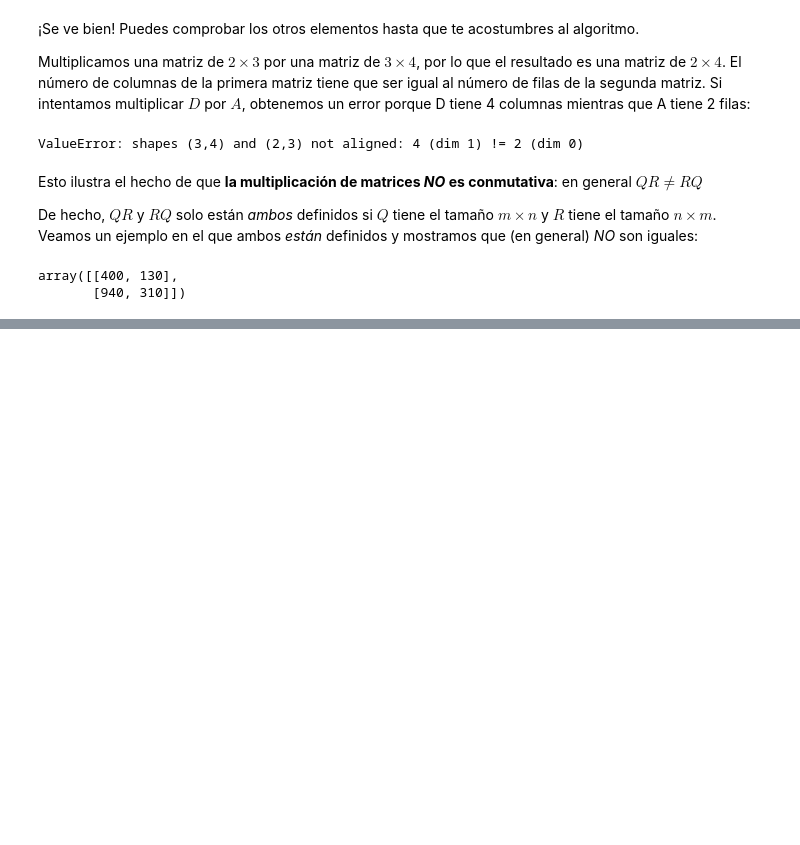
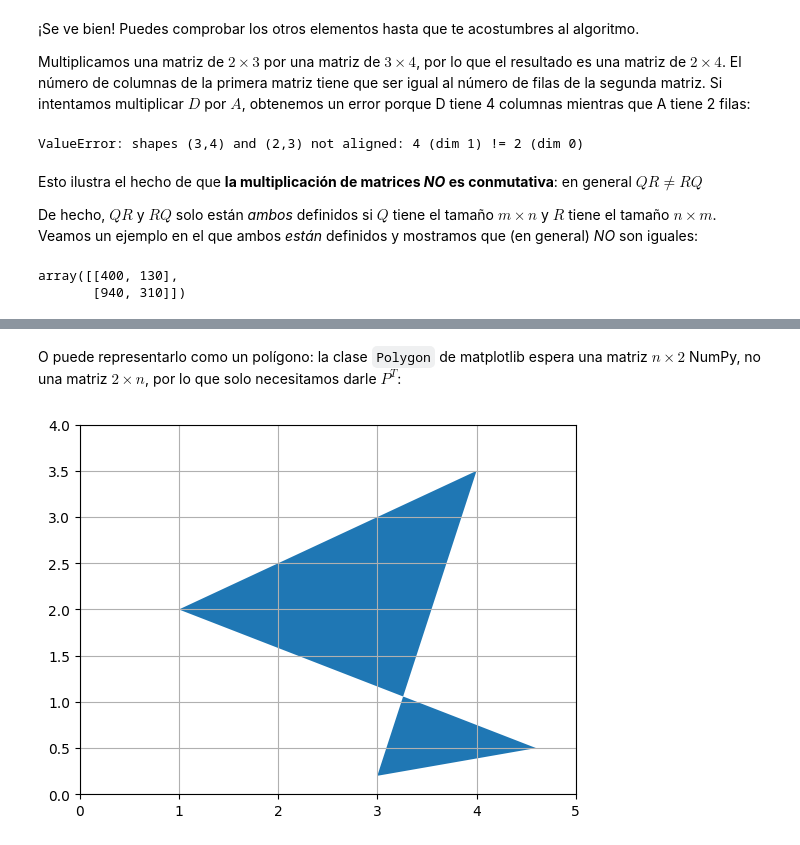
Before and after one commit to flaviomconde/Mate_para_Machine_Learning, a Jupyter notebook: Matrices/Matrices.ipynb, the cells around one changed output, grey strips where cells are left out. Saved outputs shown, nothing was run; the diff lists cells and outputs as text; code cells hidden in the pictures; blank space fills up the shorter version.

```diff
--- a/Matrices/Matrices.ipynb
+++ b/Matrices/Matrices.ipynb
@@ -336,0 +581,10 @@ array([[400, 130],
+# %% [markdown]
+O puede representarlo como un polígono: la clase `Polygon` de matplotlib espera una matriz $n \times 2$ NumPy, no una matriz $2 \times n$, por lo que solo necesitamos darle $P^T$:
+# %%
+from matplotlib.patches import Polygon
+plt.gca().add_artist(Polygon(P.T))
+plt.axis([0, 5, 0, 4])
+plt.grid()
+plt.show()
+# %% [output]
+[figure, added]
```
Also changed, not shown: parts of 140 cells of this notebook, 1 other file.
